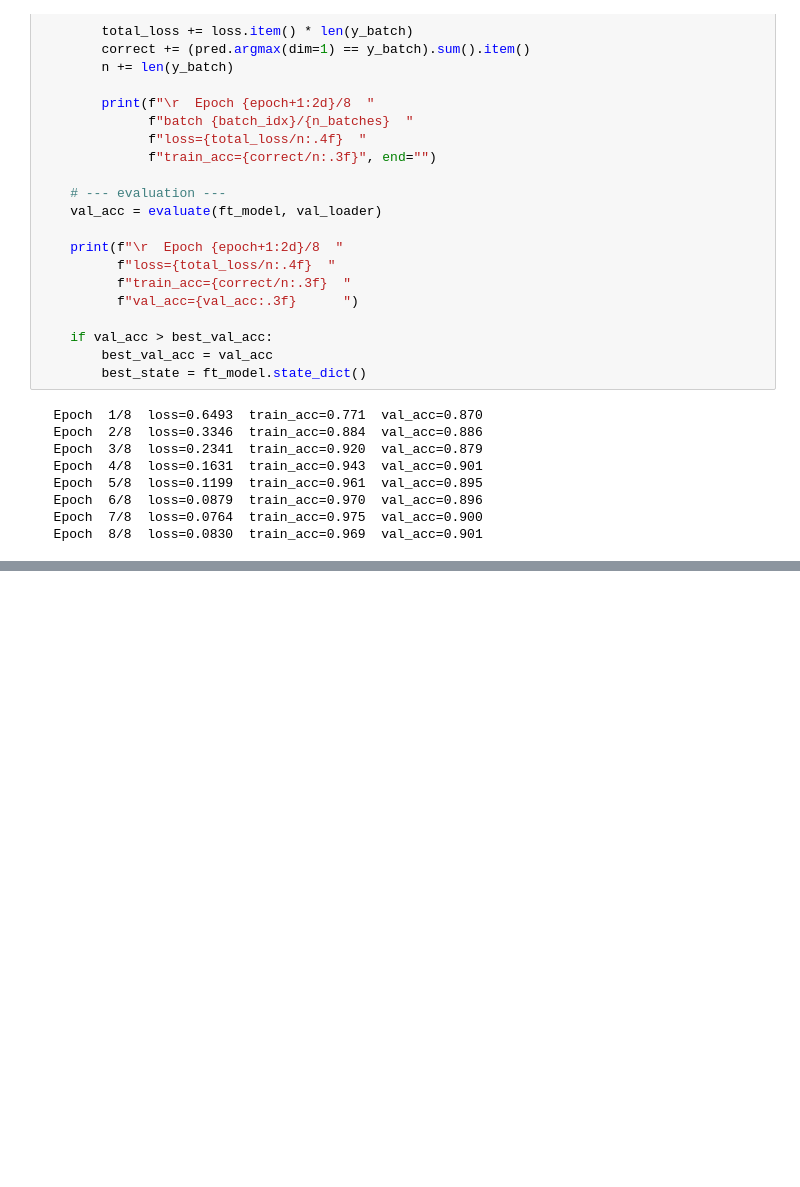
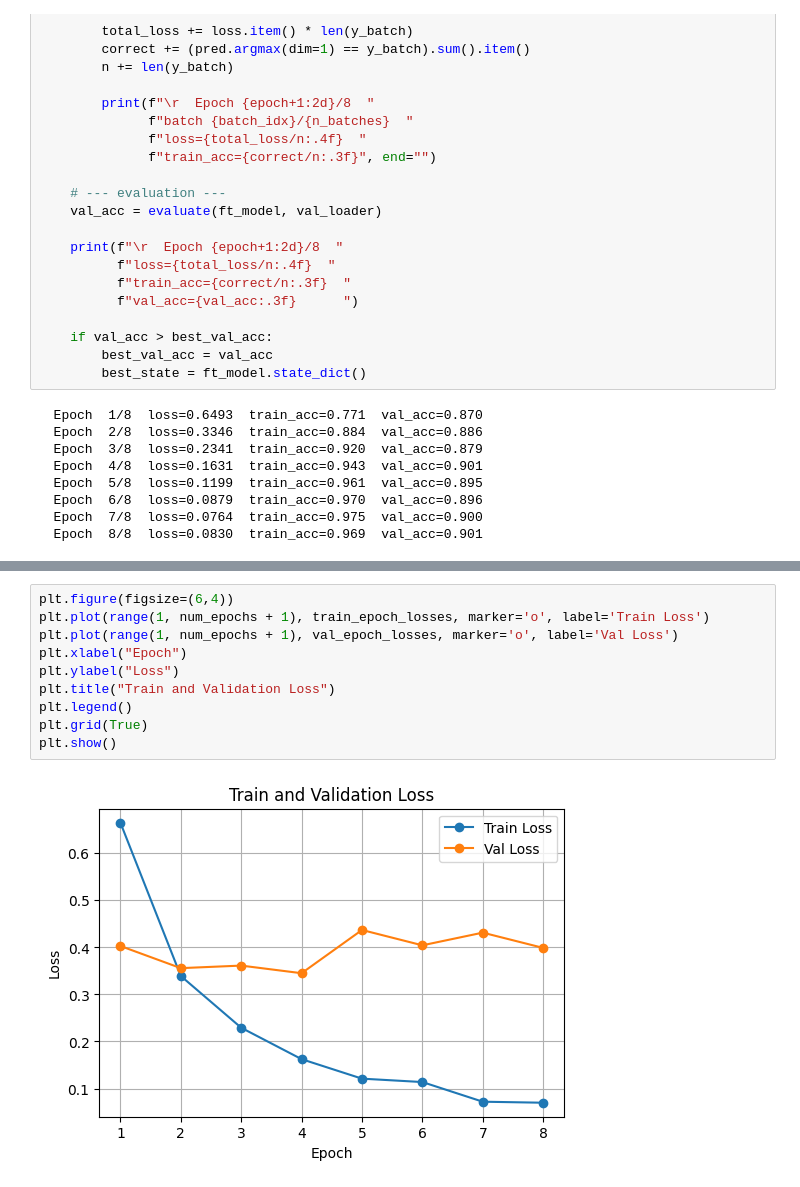
Before and after one commit to Ricki-C/DSC140B-CODING-HW, a Jupyter notebook: final_project.ipynb, the cells around one changed output, grey strips where cells are left out. Cells and saved outputs as stored; diff of their text form; blank space fills up the shorter version.

```diff
--- a/final_project.ipynb
+++ b/final_project.ipynb
@@ -213,0 +296,12 @@ for epoch in range(8):
+# %%
+plt.figure(figsize=(6,4))
+plt.plot(range(1, num_epochs + 1), train_epoch_losses, marker='o', label='Train Loss')
+plt.plot(range(1, num_epochs + 1), val_epoch_losses, marker='o', label='Val Loss')
+plt.xlabel("Epoch")
+plt.ylabel("Loss")
+plt.title("Train and Validation Loss")
+plt.legend()
+plt.grid(True)
+plt.show()
+# %% [output]
+[figure, added]
```
Also changed, not shown: parts of 1 cell of this notebook.
